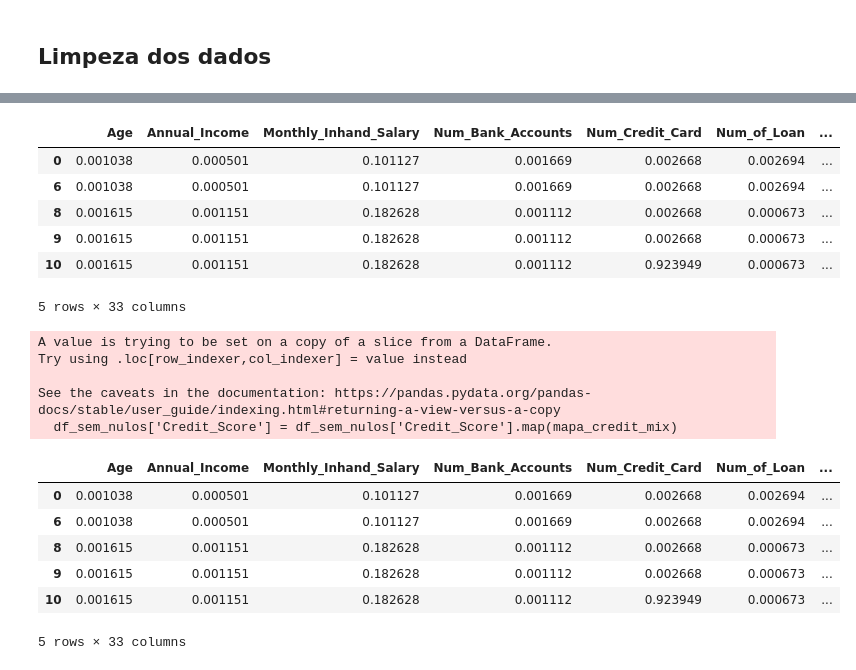
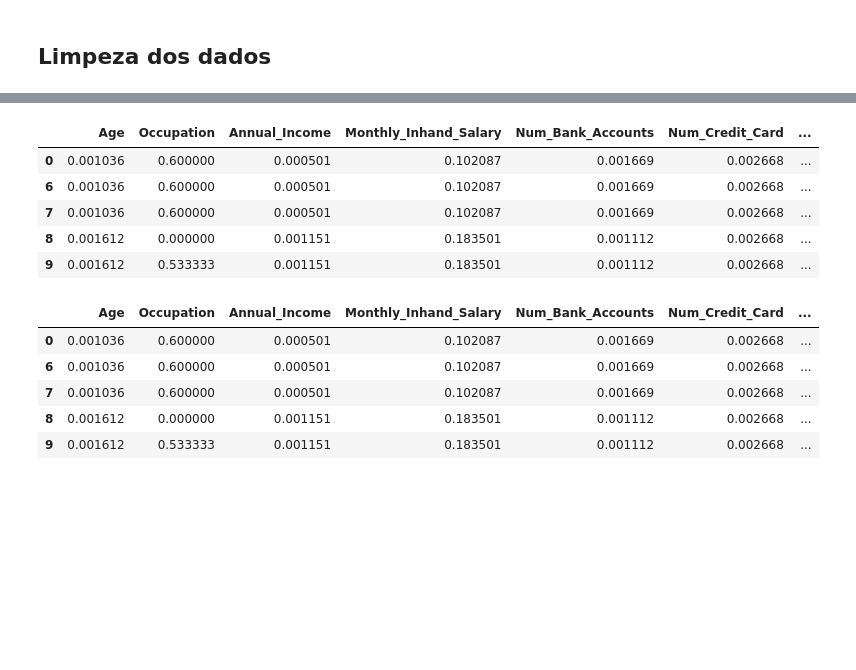
Before and after one commit to fabioebner/quantum-finance-mlops, a Jupyter notebook: notebooks/data-processing.ipynb, the cells around one changed output, grey strips where cells are left out. Cells and saved outputs as stored; diff of their text form; code cells hidden in the pictures; blank space fills up the shorter version.

```diff
--- a/notebooks/data-processing.ipynb
+++ b/notebooks/data-processing.ipynb
@@ -126,2 +115,2 @@ df.head()
 # %%
-df = limpar_e_converter_colunas(df, ['Age', 'Annual_Income','Monthly_Inhand_Salary','Num_Bank_Accounts','Num_Credit_Card','Num_of_Loan','Delay_from_due_date','Num_Credit_Inquiries','Outstanding_Debt','Credit_Utilization_Ratio','Total_EMI_per_month','Amount_invested_monthly','Monthly_Balance','Num_of_Delayed_Payment'])
+df['Occupation'] = df['Occupation'].replace('_______', 'Não informado')
@@ -194,3 +116,0 @@ def limpeza_dados(df):
-# %%
-df =limpeza_dados(df)
-df.head()
@@ -293,4 +147,4 @@ def tranformando_dados(df):
 # %%
-df = tranformando_dados(df)
-df.head()
+
+df.info()
 # %% [output]
@@ -368,4 +173,4 @@ colunas_para_normalizar = df.select_dtypes(include='number').columns.difference(
 
 
 # Aplicar o scaler
-df_sem_nulos[colunas_para_normalizar] = scaler.fit_transform(df_sem_nulos[colunas_para_normalizar])
+df[colunas_para_normalizar] = scaler.fit_transform(df[colunas_para_normalizar])
@@ -378,34 +177,26 @@ See the caveats in the documentation: https://pandas.pydata.org/pandas-docs/stab
 # %%
-df_sem_nulos.head()
+df.head()
 # %% [output]
-|  | Age | Annual_Income | Monthly_Inhand_Salary | Num_Bank_Accounts | Num_Credit_Card | Num_of_Loan | ... |
-| 0 | 0.001038 | 0.000501 | 0.101127 | 0.001669 | 0.002668 | 0.002694 | ... |
-| 6 | 0.001038 | 0.000501 | 0.101127 | 0.001669 | 0.002668 | 0.002694 | ... |
-| 8 | 0.001615 | 0.001151 | 0.182628 | 0.001112 | 0.002668 | 0.000673 | ... |
-| 9 | 0.001615 | 0.001151 | 0.182628 | 0.001112 | 0.002668 | 0.000673 | ... |
-| 10 | 0.001615 | 0.001151 | 0.182628 | 0.001112 | 0.923949 | 0.000673 | ... |
+|  | Age | Occupation | Annual_Income | Monthly_Inhand_Salary | Num_Bank_Accounts | Num_Credit_Card | ... |
+| 0 | 0.001036 | 0.600000 | 0.000501 | 0.102087 | 0.001669 | 0.002668 | ... |
+| 6 | 0.001036 | 0.600000 | 0.000501 | 0.102087 | 0.001669 | 0.002668 | ... |
+| 7 | 0.001036 | 0.600000 | 0.000501 | 0.102087 | 0.001669 | 0.002668 | ... |
+| 8 | 0.001612 | 0.000000 | 0.001151 | 0.183501 | 0.001112 | 0.002668 | ... |
+| 9 | 0.001612 | 0.533333 | 0.001151 | 0.183501 | 0.001112 | 0.002668 | ... |
-5 rows × 33 columns
 # %%
 mapa_credit_mix = {
     'Poor': 0,
     'Standard': 1,
     'Good': 2
 }
-df_sem_nulos['Credit_Score'] = df_sem_nulos['Credit_Score'].map(mapa_credit_mix)
+df['Credit_Score'] = df['Credit_Score'].map(mapa_credit_mix)
-# %% [output]
-A value is trying to be set on a copy of a slice from a DataFrame.
-Try using .loc[row_indexer,col_indexer] = value instead
-
-See the caveats in the documentation: https://pandas.pydata.org/pandas-docs/stable/user_guide/indexing.html#returning-a-view-versus-a-copy
-  df_sem_nulos['Credit_Score'] = df_sem_nulos['Credit_Score'].map(mapa_credit_mix)
 # %%
-df_sem_nulos.head()
+df.head()
 # %% [output]
-|  | Age | Annual_Income | Monthly_Inhand_Salary | Num_Bank_Accounts | Num_Credit_Card | Num_of_Loan | ... |
-| 0 | 0.001038 | 0.000501 | 0.101127 | 0.001669 | 0.002668 | 0.002694 | ... |
-| 6 | 0.001038 | 0.000501 | 0.101127 | 0.001669 | 0.002668 | 0.002694 | ... |
-| 8 | 0.001615 | 0.001151 | 0.182628 | 0.001112 | 0.002668 | 0.000673 | ... |
-| 9 | 0.001615 | 0.001151 | 0.182628 | 0.001112 | 0.002668 | 0.000673 | ... |
-| 10 | 0.001615 | 0.001151 | 0.182628 | 0.001112 | 0.923949 | 0.000673 | ... |
+|  | Age | Occupation | Annual_Income | Monthly_Inhand_Salary | Num_Bank_Accounts | Num_Credit_Card | ... |
+| 0 | 0.001036 | 0.600000 | 0.000501 | 0.102087 | 0.001669 | 0.002668 | ... |
+| 6 | 0.001036 | 0.600000 | 0.000501 | 0.102087 | 0.001669 | 0.002668 | ... |
+| 7 | 0.001036 | 0.600000 | 0.000501 | 0.102087 | 0.001669 | 0.002668 | ... |
+| 8 | 0.001612 | 0.000000 | 0.001151 | 0.183501 | 0.001112 | 0.002668 | ... |
+| 9 | 0.001612 | 0.533333 | 0.001151 | 0.183501 | 0.001112 | 0.002668 | ... |
-5 rows × 33 columns
 # %%
```
Also changed, not shown: parts of 15 cells of this notebook, 3 other files.
